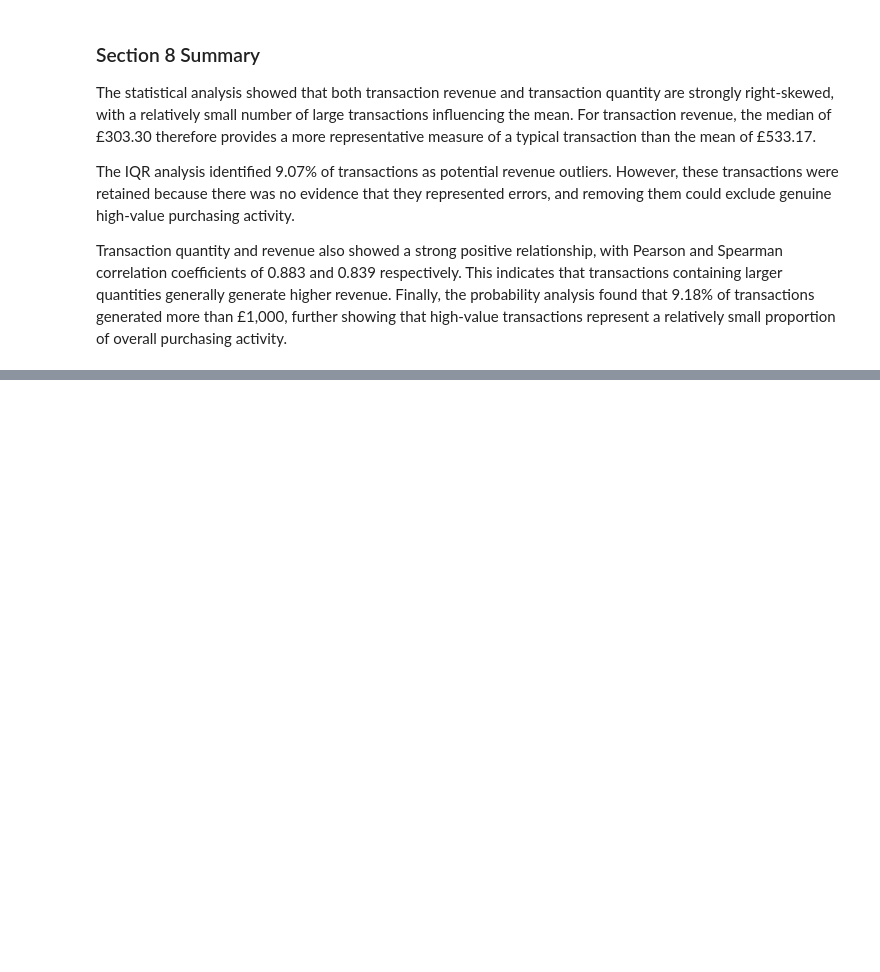
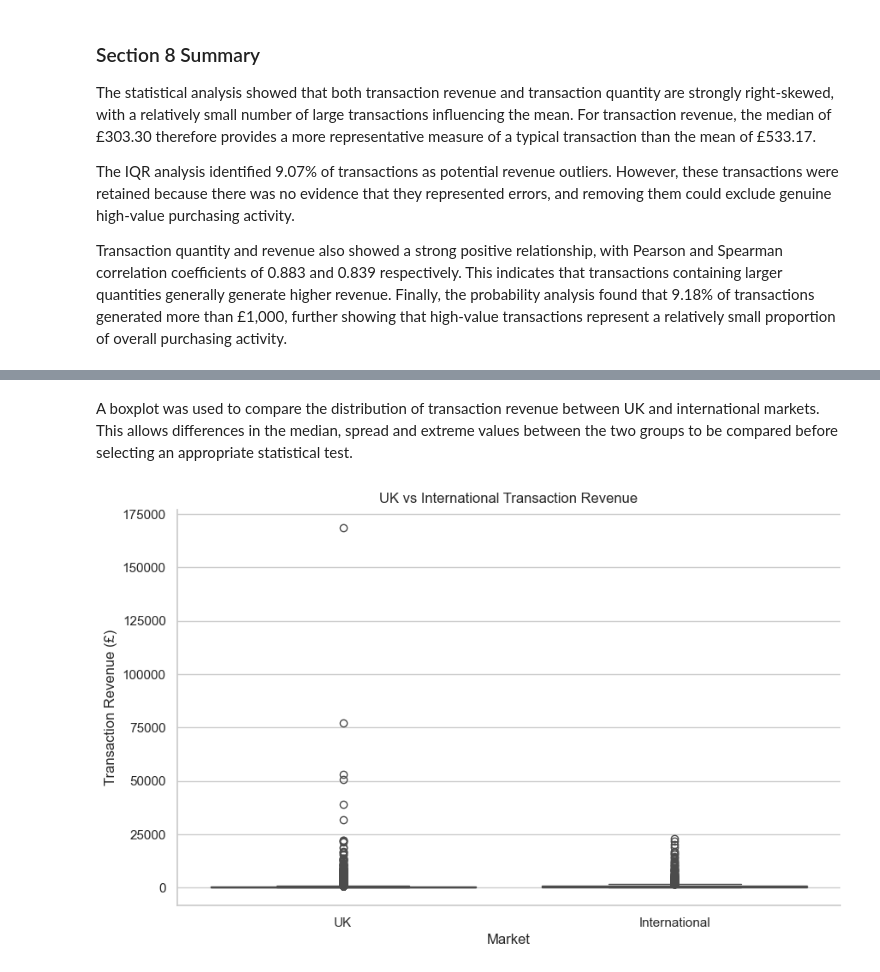
Before and after one commit to sahra02/Online-Retail-Transaction-Analysis, a Jupyter notebook: jupyter_notebooks/02-Exploratory_Data_Analysis.ipynb, the cells around one changed output, grey strips where cells are left out. Saved outputs shown, nothing was run; the diff lists cells and outputs as text; code cells hidden in the pictures; blank space fills up the shorter version.

Commit message:
Add statistical hypothesis testing analysis

```diff
--- a/jupyter_notebooks/02-Exploratory_Data_Analysis.ipynb
+++ b/jupyter_notebooks/02-Exploratory_Data_Analysis.ipynb
@@ -1264,0 +1320,8 @@ Transaction quantity and revenue also showed a strong positive relationship, wit
+# %%
+international_transactions = country_transactions[
+    ~country_transactions["Country"].isin(
+        ["United Kingdom", "Unspecified", "European Community"]
+    )
+]
+
+international_transactions
@@ -1264,0 +1373,10 @@ Transaction quantity and revenue also showed a strong positive relationship, wit
+# %%
+uk_test = uk_transactions.copy()
+uk_test["Market"] = "UK"
+# %%
+international_test = international_transactions.copy()
+international_test["Market"] = "International"
+# %%
+market_transactions = pd.concat([uk_test, international_test], ignore_index=True)
+
+market_transactions
@@ -1264,0 +1397,15 @@ Transaction quantity and revenue also showed a strong positive relationship, wit
+# %% [markdown]
+A boxplot was used to compare the distribution of transaction revenue between UK and international markets. This allows differences in the median, spread and extreme values between the two groups to be compared before selecting an appropriate statistical test.
+# %%
+plt.figure(figsize=(10, 6))
+
+sns.boxplot(data=market_transactions, x="Market", y="Revenue")
+
+plt.title("UK vs International Transaction Revenue")
+plt.xlabel("Market")
+plt.ylabel("Transaction Revenue (£)")
+
+sns.despine()
+plt.show()
+# %% [output]
+[figure, added]
```
Also changed, not shown: parts of 21 cells of this notebook.
